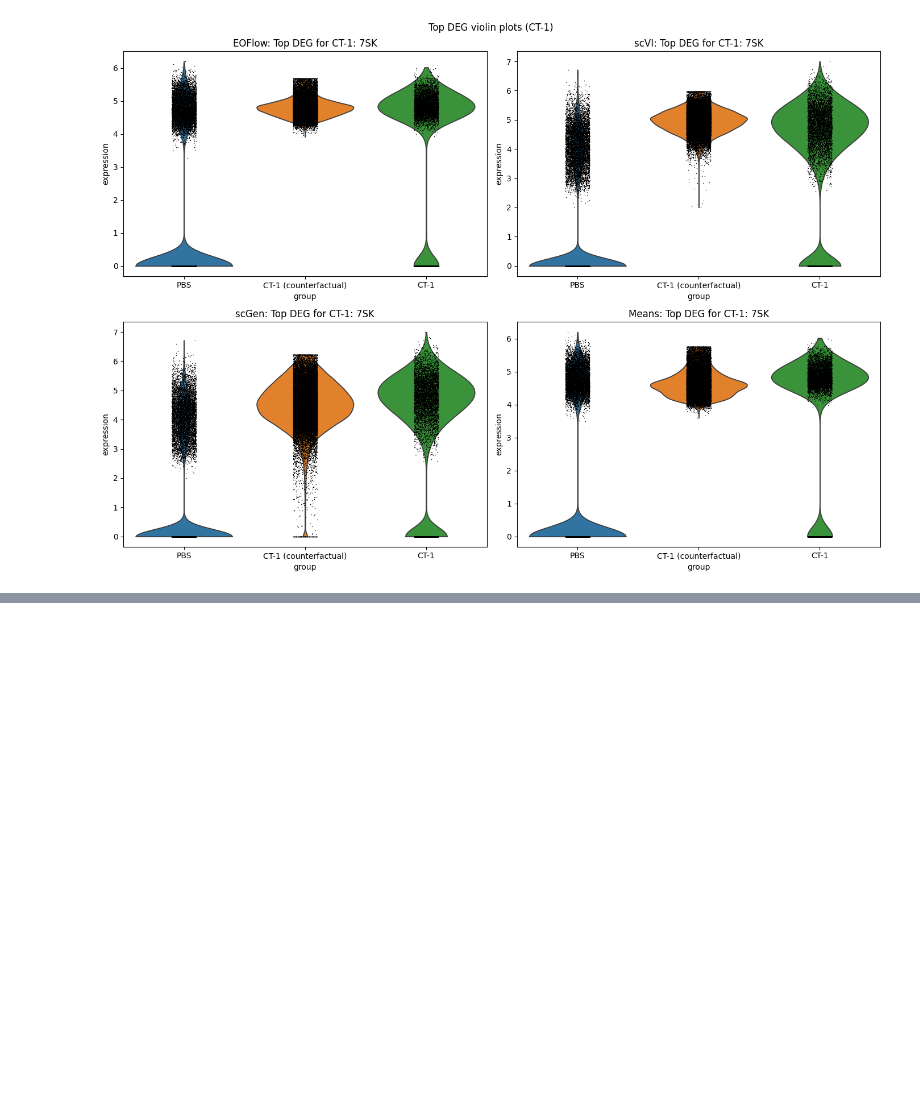
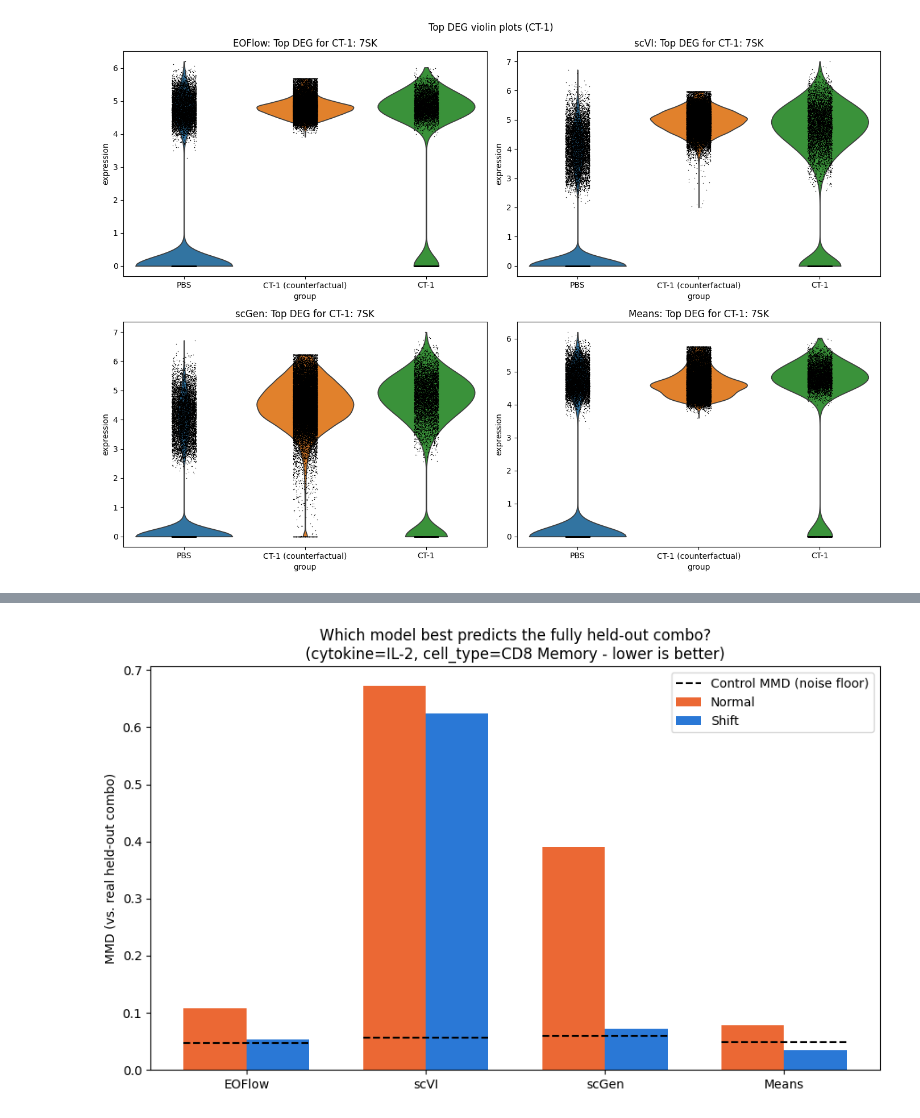
Before and after one commit to jan904/B-EOFlow, a Jupyter notebook: comparison.ipynb, the cells around one changed output, grey strips where cells are left out. Drawn from its saved outputs; the diff is of its cells as text; code cells hidden in the pictures; blank space fills up the shorter version.

```diff
--- a/comparison.ipynb
+++ b/comparison.ipynb
@@ -658,0 +1060,39 @@ WARNING: adata.X seems to be already log-transformed.
+# %%
+fig, ax = plt.subplots(figsize=(9, 5.5))
+
+ood_model_names = [m["name"] for m in ood_models]
+ood_strategies = ["Normal", "Shift"]
+ood_palette = {"Normal": "#eb6834", "Shift": "#2a78d6"}
+
+x = np.arange(len(ood_model_names))
+width = 0.35
+
+for i, strategy in enumerate(ood_strategies):
+    values = [ood_mmd_results[name][strategy] for name in ood_model_names]
+    offset = (i - 0.5) * width
+    ax.bar(x + offset, values, width, label=strategy, color=ood_palette[strategy])
+
+for i, name in enumerate(ood_model_names):
+    ax.hlines(
+        ood_mmd_results[name]["ctrl"],
+        x[i] - width,
+        x[i] + width,
+        color="black",
+        linestyle="--",
+        linewidth=1.5,
+        label="Control MMD (noise floor)" if i == 0 else None,
+    )
+
+ax.set_xticks(x)
+ax.set_xticklabels(ood_model_names)
+ax.set_ylabel("MMD (vs. real held-out combo)")
+ax.set_title(
+    "Which model best predicts the fully held-out combo?\n"
+    "(cytokine=IL-2, cell_type=CD8 Memory - lower is better)"
+)
+ax.legend()
+plt.tight_layout()
+plt.savefig(os.path.join(plot_dir, "ood_mmd_summary.png"), dpi=300)
+plt.show()
+# %% [output]
+[figure, added]
```
Also changed, not shown: parts of 26 cells of this notebook, 12 other files.
